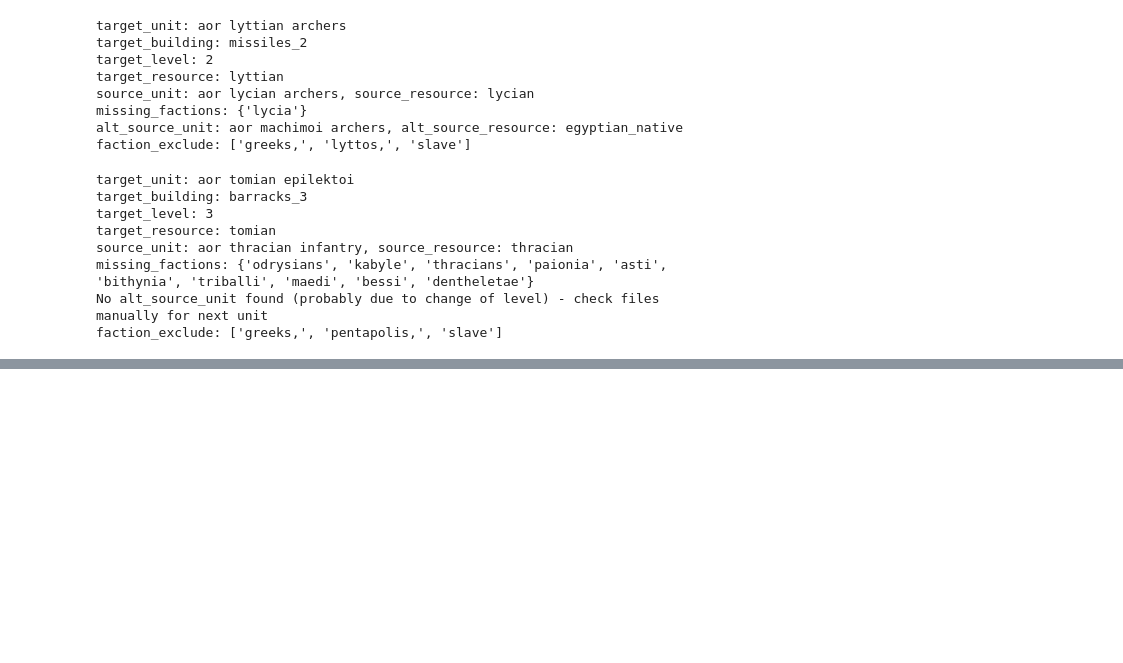
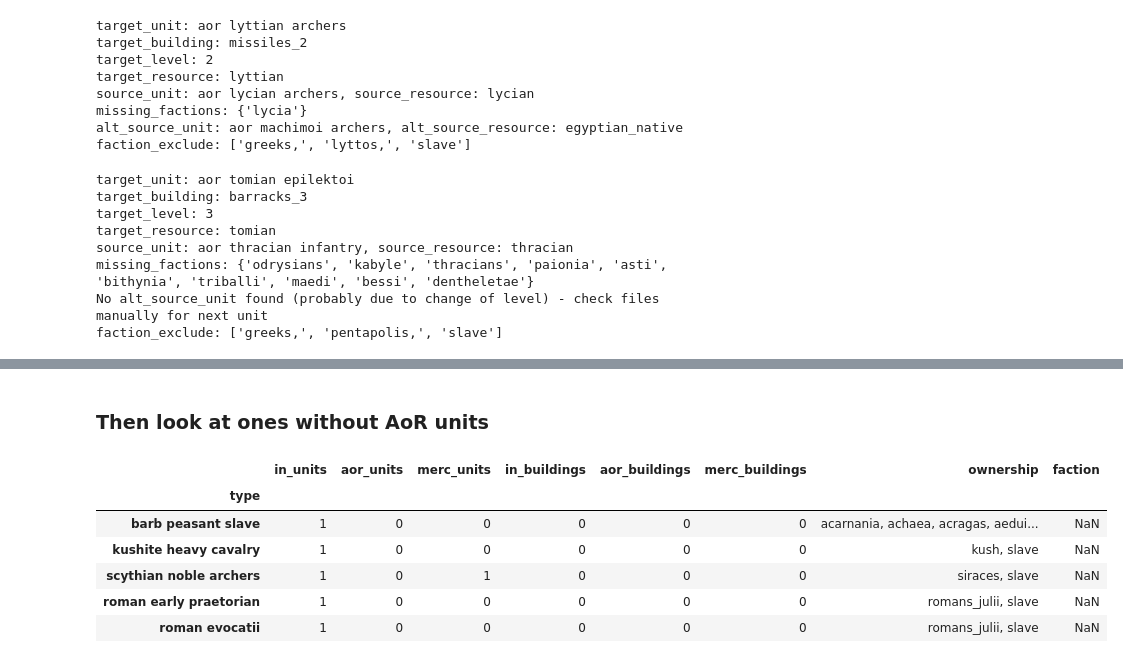
Before and after one commit to samgulf/RIS_units, a Jupyter notebook: RIS_units_fixes.ipynb, the cells around one changed output, grey strips where cells are left out. Drawn from its saved outputs; the diff is of its cells as text; code cells hidden in the pictures; blank space fills up the shorter version.

```diff
--- a/RIS_units_fixes.ipynb
+++ b/RIS_units_fixes.ipynb
@@ -705,0 +735,16 @@ duplicate_unit_and_update(source_unit=source_unit,
+# %% [markdown]
+### Then look at ones without AoR units
+# %%
+unit_cross_check_issues[(unit_cross_check_issues["in_units"] == 1)
+                        & (unit_cross_check_issues["in_buildings"] == 0)
+                        & (unit_cross_check_issues["ownership"] != "slave")
+                        & ~(unit_cross_check_issues.index.str.startswith("horde"))
+                        & (unit_cross_check_issues["aor_units"] == 0)]
+# %% [output]
+|  | in_units | aor_units | merc_units | in_buildings | aor_buildings | merc_buildings | ownership | faction |
+| type |  |  |  |  |  |  |  |  |
+| barb peasant slave | 1 | 0 | 0 | 0 | 0 | 0 | acarnania, achaea, acragas, aedui... | NaN |
+| kushite heavy cavalry | 1 | 0 | 0 | 0 | 0 | 0 | kush, slave | NaN |
+| scythian noble archers | 1 | 0 | 1 | 0 | 0 | 0 | siraces, slave | NaN |
+| roman early praetorian | 1 | 0 | 0 | 0 | 0 | 0 | romans_julii, slave | NaN |
+| roman evocatii | 1 | 0 | 0 | 0 | 0 | 0 | romans_julii, slave | NaN |
```
Also changed, not shown: parts of 10 cells of this notebook, 1 other file.
